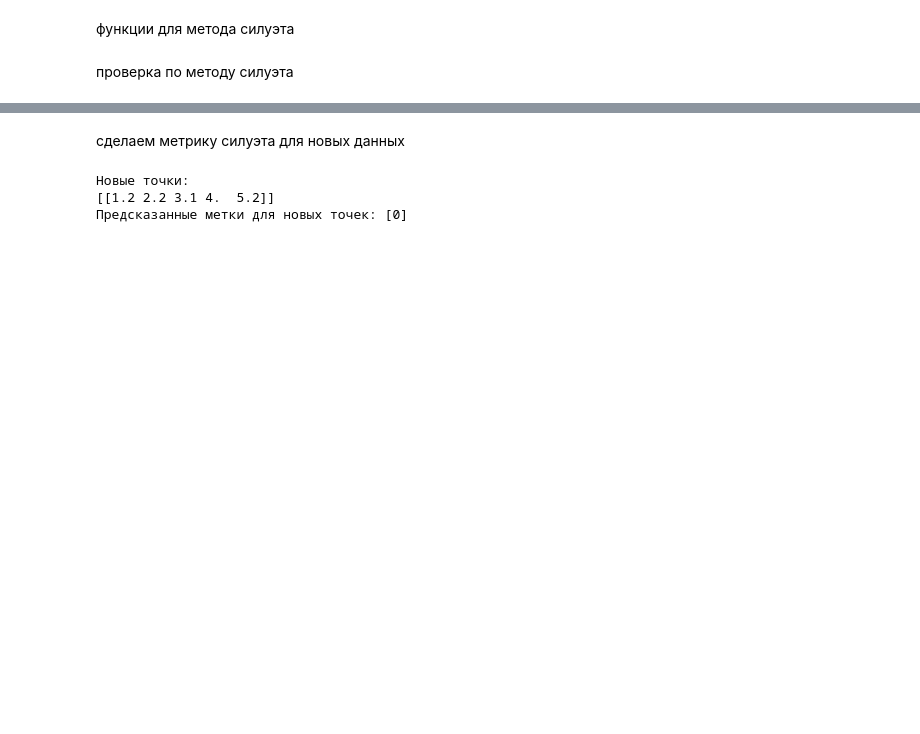
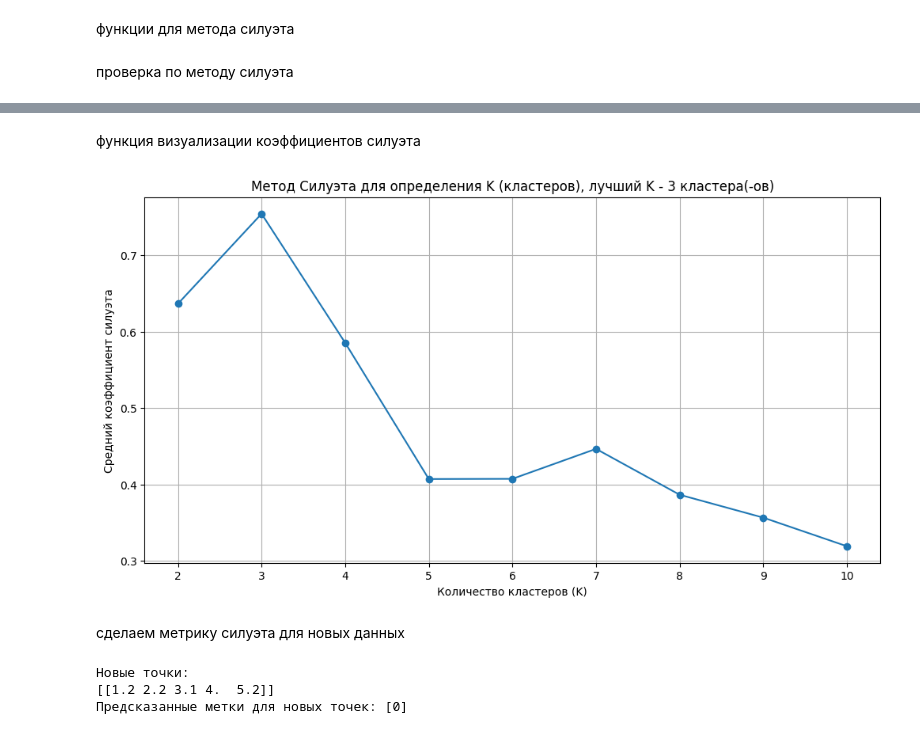
Before and after one commit to legendaOS/calculations, a Jupyter notebook: notebook.ipynb, the cells around one changed output, grey strips where cells are left out. Saved outputs shown, nothing was run; the diff lists cells and outputs as text; code cells hidden in the pictures; blank space fills up the shorter version.

```diff
--- a/notebook.ipynb
+++ b/notebook.ipynb
@@ -692,0 +695,21 @@ plt.show()
+# %%
+def calcilate_silhouette_score(model, train_data, max_iter_in_model = 100, max_clusters_to_check = 10, random_state_in_model = 0):
+
+    silhouette_scores = []          # Список для хранения средних коэффициентов силуэта
+    max_k = max_clusters_to_check   # Максимальное количество кластеров для проверки
+
+    # Запускаем K-Means для K от 2 до max_k (силуэт для K=1 обычно не определен)
+    # или равен 0 по определению scikit-learn
+
+    for k in range(2, max_k + 1):
+        predict_model = model(n_clusters=k, max_iter=max_iter_in_model, random_state=random_state_in_model)
+        predict_model.fit(train_data)
+
+        # Используем мою функцию для расчета среднего силуэта
+        avg_silhouette = calculate_average_silhouette_score(train_data, predict_model.labels)
+        silhouette_scores.append(avg_silhouette)
+
+    return {
+        "silhouette_scores": [float(x) for x in silhouette_scores],
+        "best_count_of_clusters": silhouette_scores.index(max(silhouette_scores)) + 2
+    }
@@ -693,3 +729,23 @@ plt.show()
+# %% [markdown]
+функция визуализации коэффициентов силуэта
+# %%
+def visualise_silhouette_score(silhouette_scores):
+
+    # Построение графика среднего коэффициента силуэта
+    plt.figure(figsize=(12, 6))
+
+    # Ось X начинается с 2, так как мы пропускаем K=1
+    plt.plot(range(2, len(silhouette_scores["silhouette_scores"]) + 2), silhouette_scores["silhouette_scores"], marker='o')
+    plt.title(f'Метод Силуэта для определения K (кластеров), лучший K - {silhouette_scores["best_count_of_clusters"]} кластера(-ов)')
+    plt.xlabel('Количество кластеров (K)')
+    plt.ylabel('Средний коэффициент силуэта')
+    plt.xticks(range(2, len(silhouette_scores["silhouette_scores"]) + 2))
+    plt.grid(True)
+    plt.show()
+# %%
+visualise_silhouette_score(calcilate_silhouette_score(KMeans, test_lists))
+# %% [output]
+[figure, added]
 # %% [markdown]
 сделаем метрику силуэта для новых данных
 # %%
```
Also changed, not shown: parts of 21 cells of this notebook.
